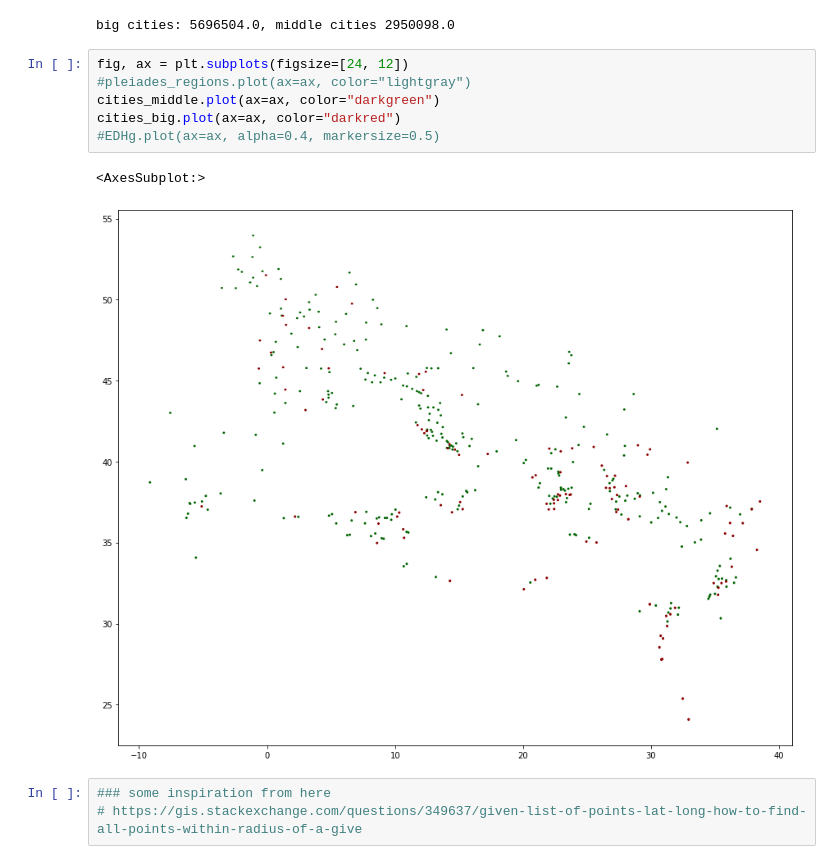
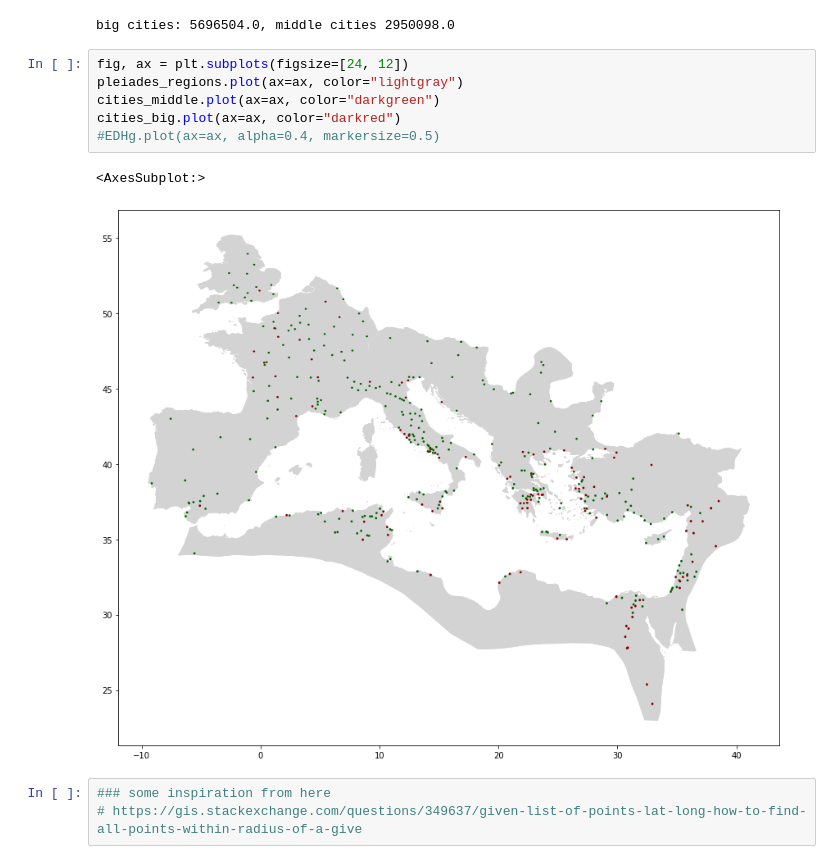
Before and after one commit to sdam-au/LI_ETL, a Jupyter notebook: scripts/1_6_py_OCCUPS&ORGS_SPATIAL.ipynb, the cells around one changed output. Cells and saved outputs as stored; diff of their text form.

```diff
--- a/scripts/1_6_py_OCCUPS&ORGS_SPATIAL.ipynb
+++ b/scripts/1_6_py_OCCUPS&ORGS_SPATIAL.ipynb
@@ -162,13 +162,13 @@ print("big cities: {0}, middle cities {1}".format(cities_big["pop_est"].sum(), c
 big cities: 5696504.0, middle cities 2950098.0
 # %%
 fig, ax = plt.subplots(figsize=[24, 12])
-#pleiades_regions.plot(ax=ax, color="lightgray")
+pleiades_regions.plot(ax=ax, color="lightgray")
 cities_middle.plot(ax=ax, color="darkgreen")
 cities_big.plot(ax=ax, color="darkred")
 #EDHg.plot(ax=ax, alpha=0.4, markersize=0.5)
 # %% [output]
 <AxesSubplot:>
-[figure, old version]
+[figure, new version]
 # %%
 ### some inspiration from here
 # https://gis.stackexchange.com/questions/349637/given-list-of-points-lat-long-how-to-find-all-points-within-radius-of-a-give
```
Also changed, not shown: parts of 12 cells of this notebook.
